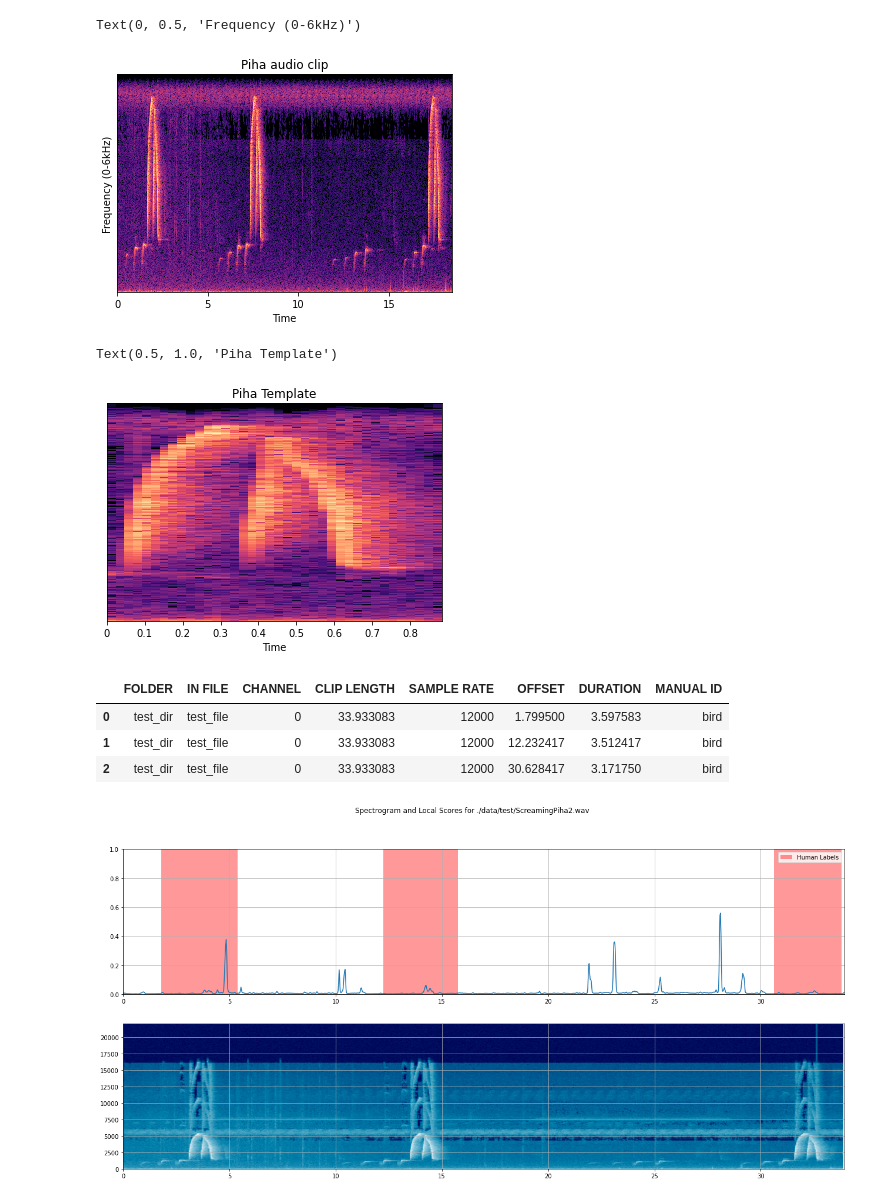
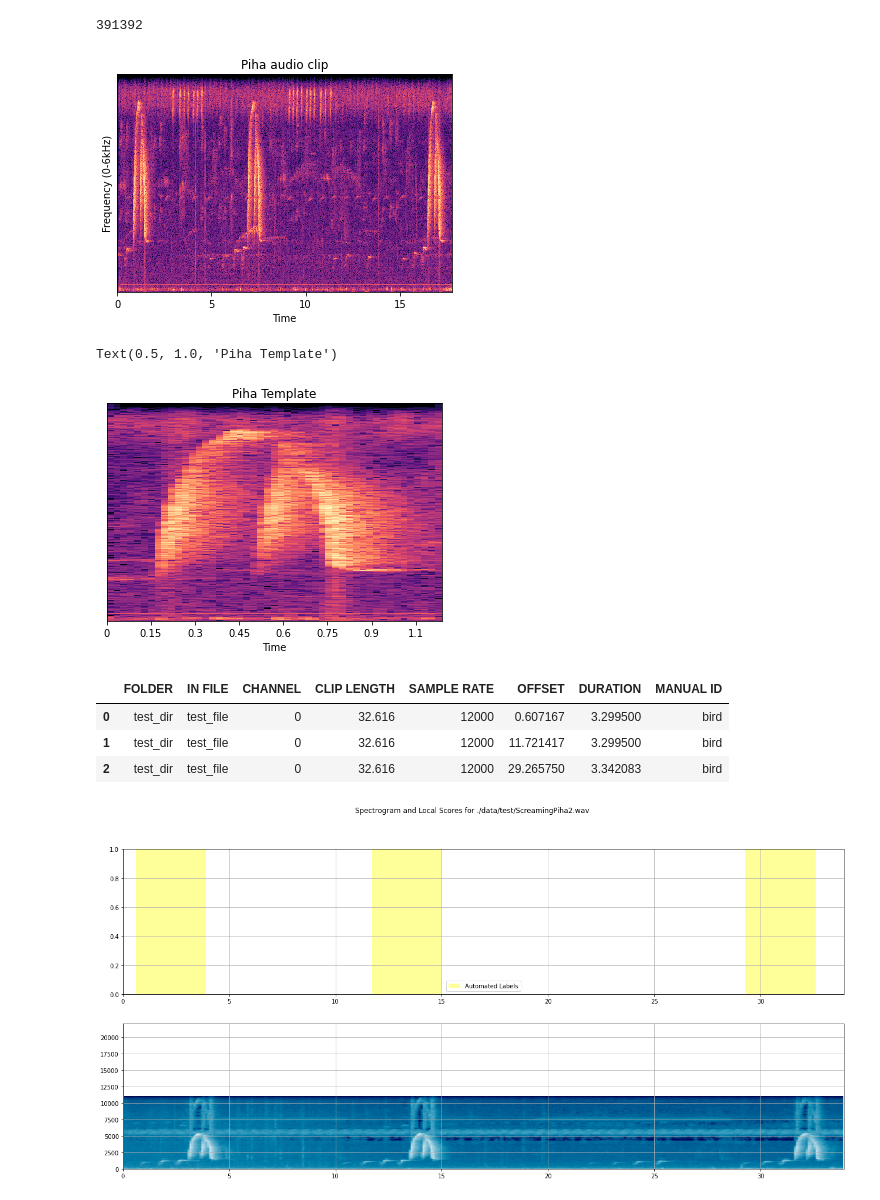
Before and after one commit to hjagarla/DSC180A_A09_cross_correlation, a Jupyter notebook: Cross_Correlation.ipynb, the cells around one changed output. Saved outputs shown, nothing was run; the diff lists cells and outputs as text; code cells hidden in the pictures.

```diff
--- a/Cross_Correlation.ipynb
+++ b/Cross_Correlation.ipynb
@@ -12,7 +30,7 @@ from PyHa.visualizations import *
 # %%
 # Going to test with some Piha Calls, they usually peak a little bit above 5kHz, so I am going to bring the audio in
 # at a 12kHz sample rate to reconstruct up to 6kHz
-piha_clip_path = "data/test/ScreamingPiha2.wav"
+piha_clip_path = "data/test/ScreamingPiha1.wav"
 y,sr = librosa.load(piha_clip_path,sr=12000)
 S = np.abs(librosa.stft(y))
 # %%
@@ -23,17 +41,18 @@ img = librosa.display.specshow(librosa.amplitude_to_db(S,ref=np.max), x_axis='ti
 # It seems that 3s is a good time on this image.
 plt.title("Piha audio clip")
 plt.ylabel("Frequency (0-6kHz)")
+len(y)
 # %% [output]
-Text(0, 0.5, 'Frequency (0-6kHz)')
+391392
-[figure, old version]
+[figure, new version]
 # %%
-template = np.abs(librosa.stft(y[36000:55000]))
+template = np.abs(librosa.stft(y[15000:40000]))
 fig, ax = plt.subplots()
 img = librosa.display.specshow(librosa.amplitude_to_db(template,ref=np.max),x_axis='time',ax=ax)
 plt.title("Piha Template")
 # %% [output]
 Text(0.5, 1.0, 'Piha Template')
-[figure, old version]
+[figure, new version]
 # %%
 # performing the sound cross-correlation
 # This is very slow
@@ -56,12 +75,31 @@ test_df = steinberg_isolate(corr_reduced_max/max(corr_reduced_max),y,12000,"test
 test_df
 # %% [output]
 |  | FOLDER | IN FILE | CHANNEL | CLIP LENGTH | SAMPLE RATE | OFFSET | DURATION | MANUAL ID |
-| 0 | test_dir | test_file | 0 | 33.933083 | 12000 | 1.799500 | 3.597583 | bird |
-| 1 | test_dir | test_file | 0 | 33.933083 | 12000 | 12.232417 | 3.512417 | bird |
-| 2 | test_dir | test_file | 0 | 33.933083 | 12000 | 30.628417 | 3.171750 | bird |
+| 0 | test_dir | test_file | 0 | 32.616 | 12000 | 0.607167 | 3.299500 | bird |
+| 1 | test_dir | test_file | 0 | 32.616 | 12000 | 11.721417 | 3.299500 | bird |
+| 2 | test_dir | test_file | 0 | 32.616 | 12000 | 29.265750 | 3.342083 | bird |
 # %%
 # The way Pyha is written right now, I need to pretend like these automated template matched annotations
 # are human annotations. I wrote an issue to handle this later.
-local_score_visualization("./data/test/ScreamingPiha2.wav", premade_annotations_df = test_df)
+
+SIGNAL,SAMPLE_RATE = librosa.load("./data/test/ScreamingPiha2.wav")
+
+if len(SIGNAL.shape) == 2:
+        # averaging the two channels together
+        SIGNAL = SIGNAL.sum(axis=1) / 2
+
+# downsample the audio if the sample rate > 44.1 kHz
+# Force everything into the human hearing range.
+
+if SAMPLE_RATE > 44100:
+    rate_ratio = 44100 / SAMPLE_RATE
+    SIGNAL = scipy_signal.resample(
+        SIGNAL, int(len(SIGNAL) * rate_ratio))
+    SAMPLE_RATE = 44100
+
+# local_score = (corr_reduced_max/max(corr_reduced_max))
+local_line_graph(corr, "./data/test/ScreamingPiha2.wav", SAMPLE_RATE, SIGNAL, automated_df=test_df, premade_annotations_df=pd.DataFrame())
+
+# local_score_visualization("./data/test/ScreamingPiha2.wav", premade_annotations_df = test_df)
 # %% [output]
-[figure, old version]
+[figure, new version]
```
Also changed, not shown: parts of 2 cells of this notebook, 6 other files.
